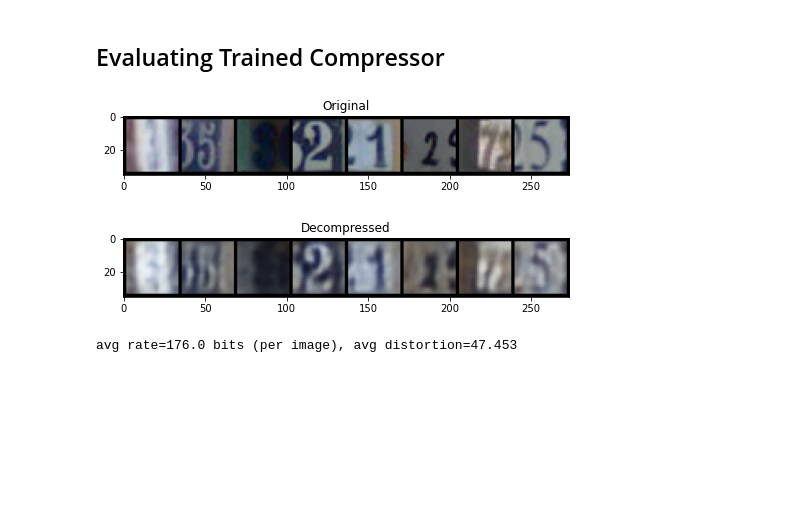
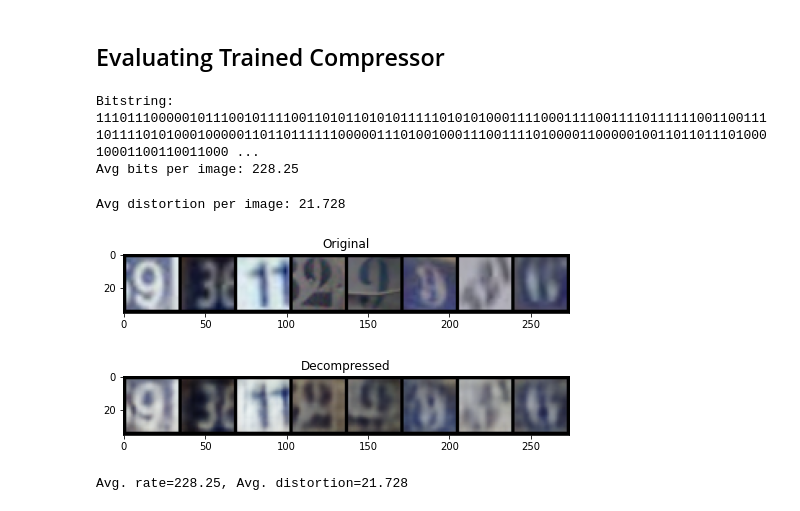
Before and after one commit to leieric/dnn-compression-demo, a Jupyter notebook: DNNCompression_Demo.ipynb, the cells around one changed output. Cells and saved outputs as stored; diff of their text form; code cells hidden in the pictures; blank space fills up the shorter version.

Commit message:
bitstrings

```diff
--- a/DNNCompression_Demo.ipynb
+++ b/DNNCompression_Demo.ipynb
@@ -260,32 +304,36 @@ it = iter(test_loader)
+# %%
+"""Compress the images using arithmetic encoding of the quantized latent variables."""
+strings, min_v, max_v = model.compress(x) # Call the AutoencoderCompressor's compress() function, which applies arithmetic coding
+bits = bin(int.from_bytes(strings, sys.byteorder)) # convert byte string to bitstring
+print(f'Bitstring: {bits[2:]}')
+print(f'Avg bits per image: {len(bits) / len(x)}')
+# %% [output]
+Bitstring: 111011100000101110010111100110101101010111110101010001111000111100111101111110011001111011110101000100000110110111111000001110100100011100111101000011000001001101101110100010001100110011000 ...
+Avg bits per image: 228.25
+# %%
+"""Decompress the bits to the reconstructed images."""
+latent_shape = (8, 64, 4, 4)
+x_hat = model.decompress(strings, min_v[0], max_v[0], latent_shape) # call AutoencoderCompressor's decompress() function, which applies arithmetic decoding
+print(f'Avg distortion per image: {distortion_loss(x, x_hat):.3f}')
+# %% [output]
+Avg distortion per image: 21.728
 # %%
-"""Sample 8 test images, and compress them using the trained model via arithmetic coding."""
-x,_ = next(it)
-x = x[0:8]
-model = model.to('cpu')
-
-with torch.no_grad():
-    """Note that we do not forward through the model, but call its compress() function.
-    calls the arithmetic encoder rather than estimating the sample entropy using the likelihoods (done during training).
-    """
-    strings, min_v, max_v = model.compress(x)
-    x_hat = model.decompress(strings, min_v[0], max_v[0], (8, 64, 4, 4))
-avg_rate = len(strings)*8 / 8 # multiply by 8 because strings are in bytes format
-
+"""Plot the original and reconstructed images."""
 x_grid = torchvision.utils.make_grid(invTrans(x)).cpu().detach()
 x_hat_grid = torchvision.utils.make_grid(invTrans(x_hat)).cpu().detach()
 
 plt.figure(figsize=(8,4))
 plt.imshow(x_grid.permute(1,2,0))
 plt.title('Original')
 plt.show()
 
 plt.figure(figsize=(8,4))
 plt.imshow(x_hat_grid.permute(1,2,0))
 plt.title('Decompressed')
 plt.show()
 
-print(f'avg rate={avg_rate} bits (per image), avg distortion={distortion_loss(x, x_hat):.3f}')
+print(f'Avg. rate={len(bits) / len(x)}, Avg. distortion={distortion_loss(x, x_hat):.3f}')
 # %% [output]
-[figure, old version]
+[figure, new version]
-[figure, old version]
+[figure, new version]
-avg rate=176.0 bits (per image), avg distortion=47.453
+Avg. rate=228.25, Avg. distortion=21.728
```
Also changed, not shown: parts of 7 cells of this notebook.
